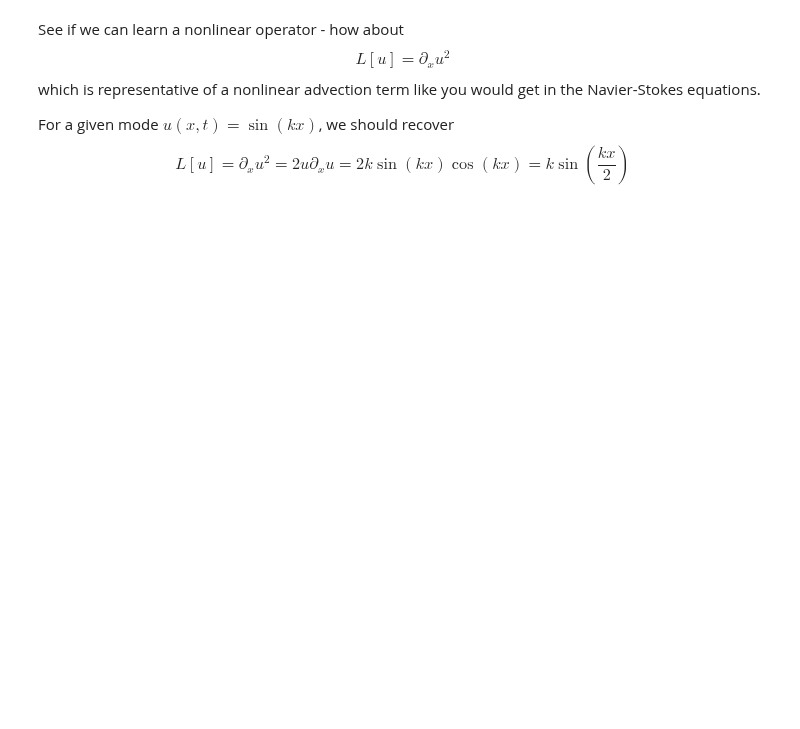
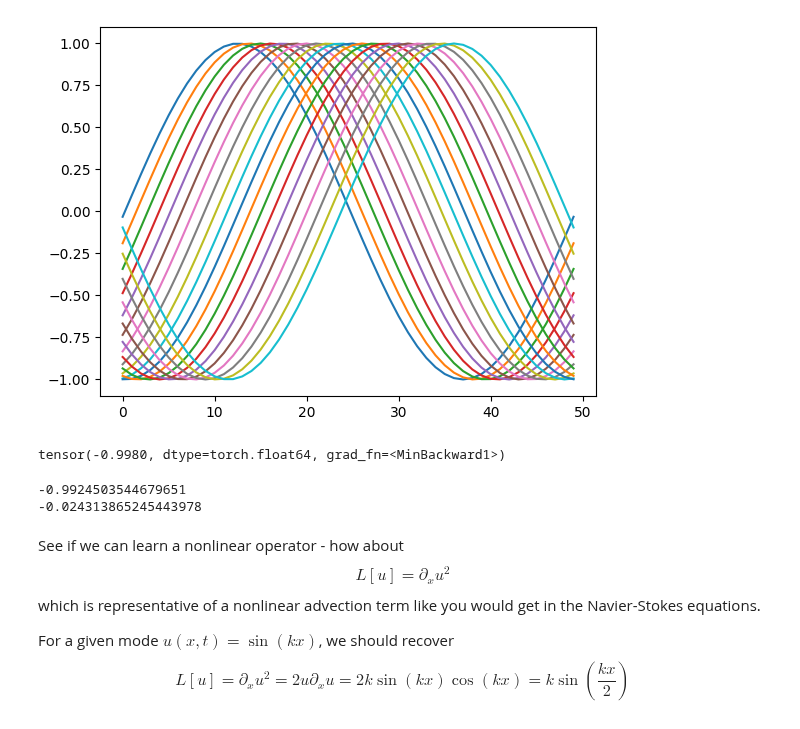
Before and after one commit to AITricia/ENM5320, a Jupyter notebook: Code/CNN_stencil.ipynb, the cells around one changed output. Drawn from its saved outputs; the diff is of its cells as text; code cells hidden in the pictures; blank space fills up the shorter version.

```diff
--- a/Code/CNN_stencil.ipynb
+++ b/Code/CNN_stencil.ipynb
@@ -2,0 +44,26 @@
+# %%
+# Define the model
+class FiniteDifferenceOperator(nn.Module):
+    def __init__(self,Nleft,Nright,num_layers, hidden_dim):
+        super(FiniteDifferenceOperator, self).__init__()
+        # Number of total nodes in finite difference stencils
+        self.Nstencil = Nleft + Nright + 1
+        self.Nleft = Nleft
+        self.Nright = Nright
+        self.stencil = torch.nn.Parameter(torch.randn(self.Nstencil))
+    def forward(self, x, h):
+        # Apply the finite difference stencil to the gridfunction x, assuming periodic BC
+        N_nodes = x.shape[0]
+        f_out = torch.zeros_like(x)
+        for i in range(N_nodes):
+          # Wrap indices periodically using the modulo operator (%)
+          indices = [(i + j - self.Nleft) % (N_nodes-1) for j in range(self.Nstencil)]
+
+          # Grab solution at indices
+          xstencil = x[indices]
+
+          # Apply learned stencil to xstencil
+          f_out[i] = torch.sum(self.stencil * xstencil)
+
+        # Return stencil applied to current state consisting of nonlinearity and stabilizing diffusion
+        return f_out
@@ -3,3 +400,23 @@
+# %%
+uinit = np.sin(2 * np.pi * x / L)  # Initial condition
+un = uinit
+
+for m in range(100):
+  un = un + dt*Dx(un,dx)
+  if m%5==0:
+    plt.plot(un.detach().numpy())
+# %% [output]
+[figure, added]
+# %%
+un.min()
+# %% [output]
+tensor(-0.9980, dtype=torch.float64, grad_fn=<MinBackward1>)
+# %%
+print(Dx.advection.detach().numpy())
+print(Dx.logstabilizer.detach().numpy())
+# %% [output]
+-0.9924503544679651
+-0.024313865245443978
 # %% [markdown]
 See if we can learn a nonlinear operator - how about
 $$L[u] = \partial_x u^2$$
```
Also changed, not shown: parts of 17 cells of this notebook.
